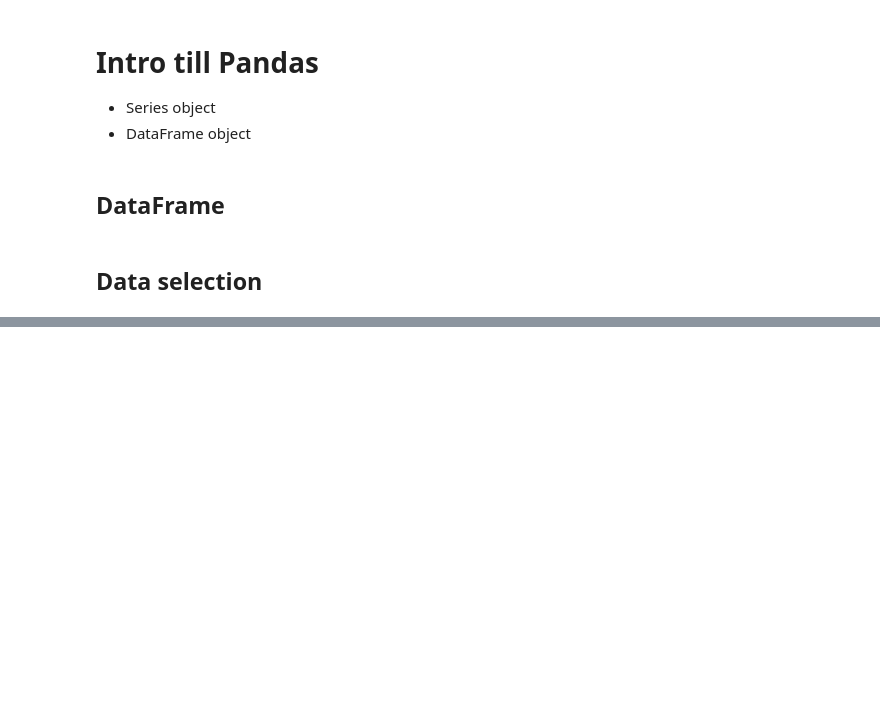
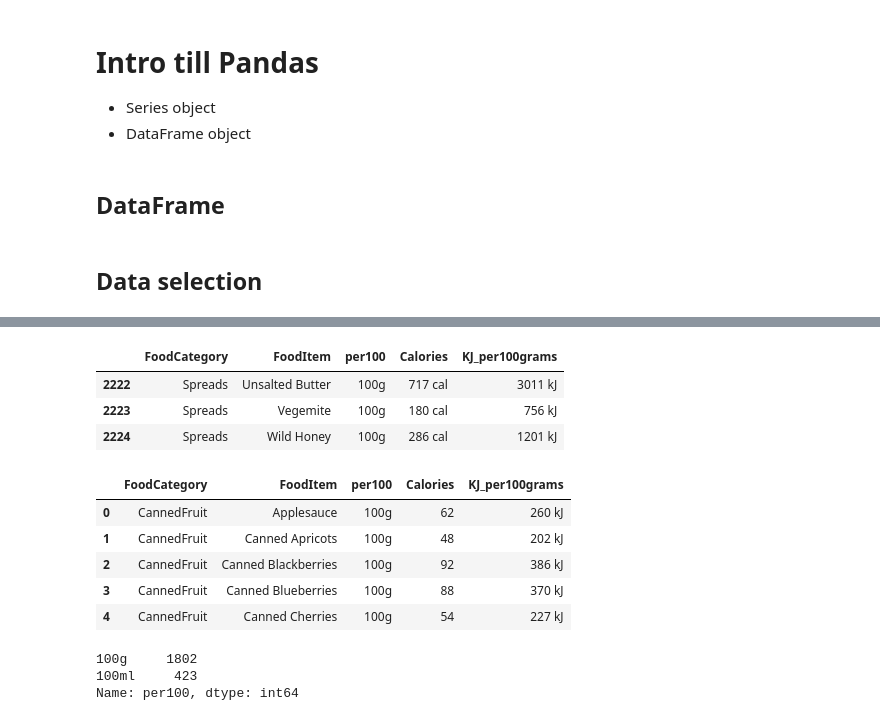
Before and after one commit to kokchun/Databehandling, a Jupyter notebook: Lectures/Code-alongs/L0-pandas.ipynb, the cells around one changed output, grey strips where cells are left out. Saved outputs shown, nothing was run; the diff lists cells and outputs as text; code cells hidden in the pictures; blank space fills up the shorter version.

```diff
--- a/Lectures/Code-alongs/L0-pandas.ipynb
+++ b/Lectures/Code-alongs/L0-pandas.ipynb
@@ -78,0 +136,24 @@ calories
+# %%
+calories = calories.rename(dict(Cals_per100grams = "Calories", per100grams="per100"), axis="columns")
+calories.tail(3)
+# %% [output]
+|  | FoodCategory | FoodItem | per100 | Calories | KJ_per100grams |
+| 2222 | Spreads | Unsalted Butter | 100g | 717 cal | 3011 kJ |
+| 2223 | Spreads | Vegemite | 100g | 180 cal | 756 kJ |
+| 2224 | Spreads | Wild Honey | 100g | 286 cal | 1201 kJ |
+# %%
+calories["Calories"] = calories["Calories"].str[:-3].astype(int)
+calories.head()
+# %% [output]
+|  | FoodCategory | FoodItem | per100 | Calories | KJ_per100grams |
+| 0 | CannedFruit | Applesauce | 100g | 62 | 260 kJ |
+| 1 | CannedFruit | Canned Apricots | 100g | 48 | 202 kJ |
+| 2 | CannedFruit | Canned Blackberries | 100g | 92 | 386 kJ |
+| 3 | CannedFruit | Canned Blueberries | 100g | 88 | 370 kJ |
+| 4 | CannedFruit | Canned Cherries | 100g | 54 | 227 kJ |
+# %%
+calories["per100"].value_counts()
+# %% [output]
+100g     1802
+100ml     423
+Name: per100, dtype: int64
```
Also changed, not shown: parts of 13 cells of this notebook.
